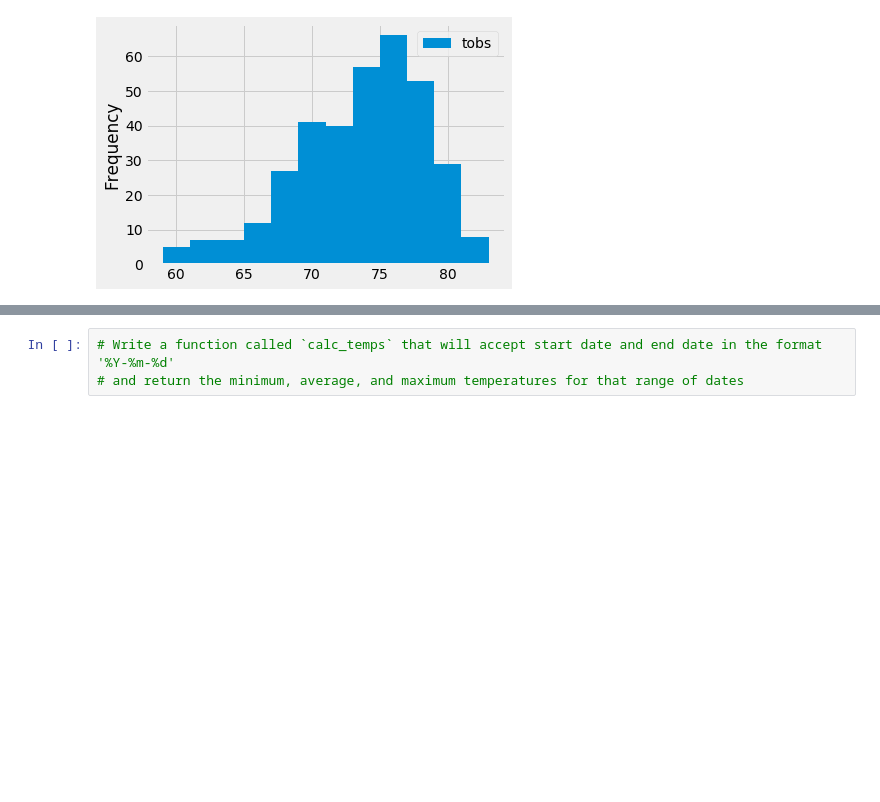
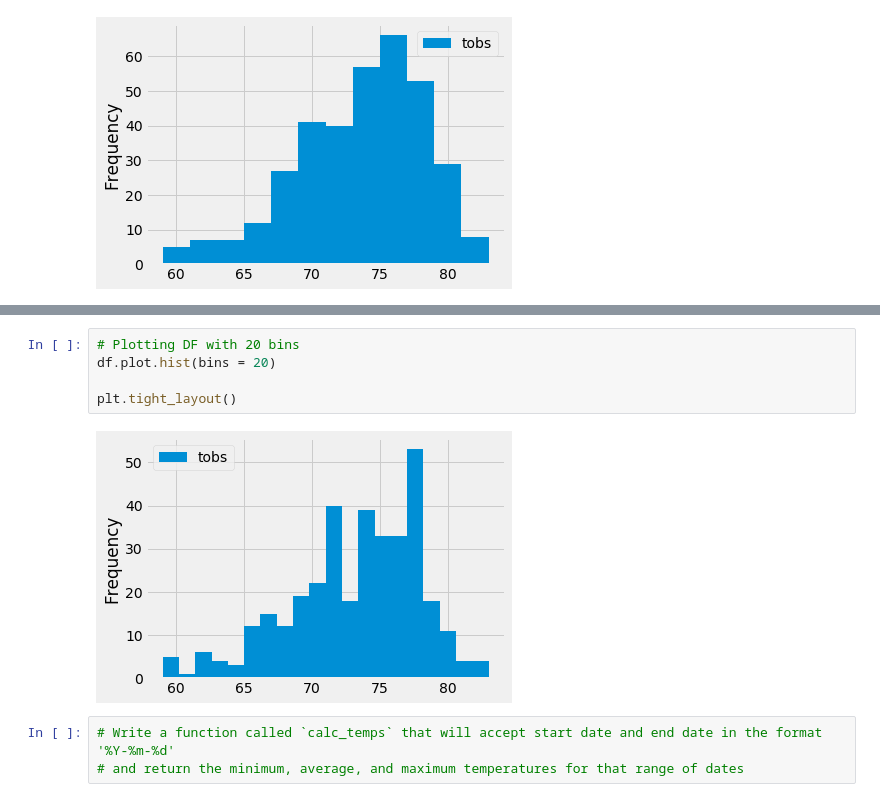
Before and after one commit to Helen-Ly/surfs_up, a Jupyter notebook: climate_analysis.ipynb, the cells around one changed output, grey strips where cells are left out. Saved outputs shown, nothing was run; the diff lists cells and outputs as text; blank space fills up the shorter version.

```diff
--- a/climate_analysis.ipynb
+++ b/climate_analysis.ipynb
@@ -215,3 +222,10 @@ plt.tight_layout()
+# %%
+# Plotting DF with 20 bins
+df.plot.hist(bins = 20)
+
+plt.tight_layout()
+# %% [output]
+[figure, added]
 # %%
 # Write a function called `calc_temps` that will accept start date and end date in the format '%Y-%m-%d'
 # and return the minimum, average, and maximum temperatures for that range of dates
```
Also changed, not shown: parts of 1 cell of this notebook, 1 other file.
